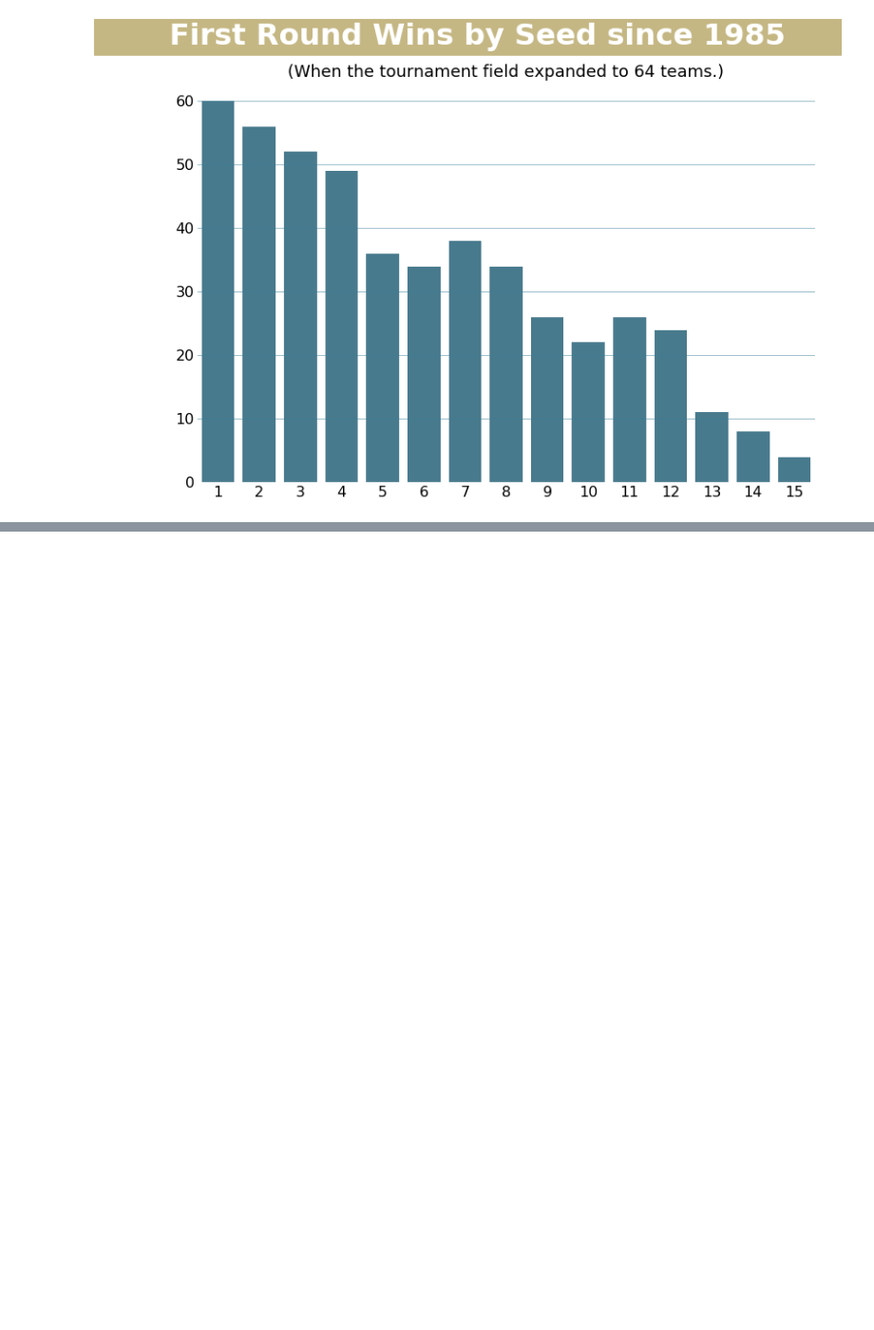
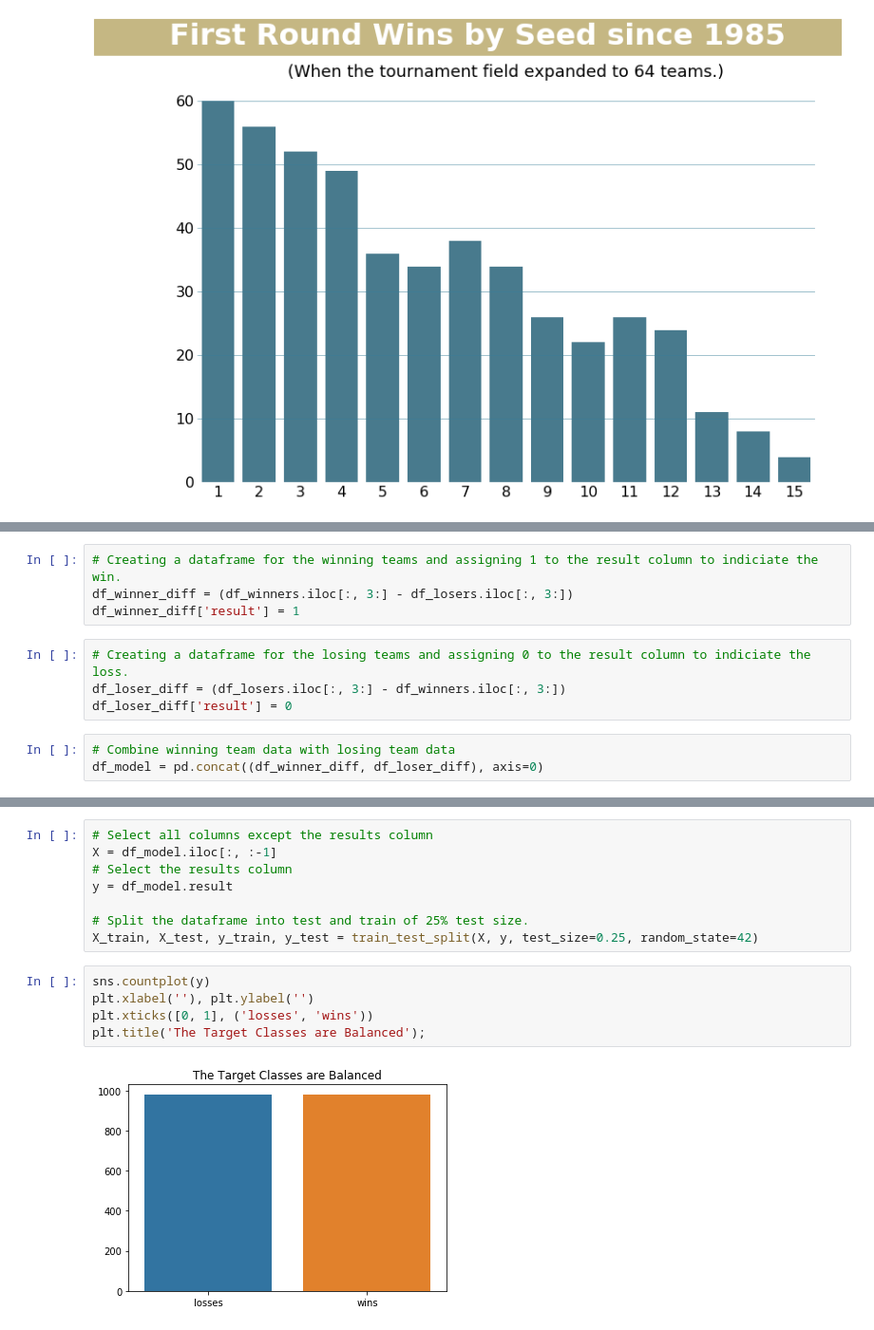
Before and after one commit to mjmcfalls/udacity-machine-learning, a Jupyter notebook: projects/capstone/Capstone-Notebook-Working.ipynb, the cells around one changed output, grey strips where cells are left out. Shown at 95% size. Drawn from its saved outputs; the diff is of its cells as text; blank space fills up the shorter version.

Commit message:
Feature: continuing build out of ml model. Adding more feature engineering and started building model.

```diff
--- a/projects/capstone/Capstone-Notebook-Working.ipynb
+++ b/projects/capstone/Capstone-Notebook-Working.ipynb
@@ -477,0 +519,11 @@ https://www.kaggle.com/humburgc/history-eda-machine-learning-march-madness
+# %%
+# Creating a dataframe for the winning teams and assigning 1 to the result column to indiciate the win.
+df_winner_diff = (df_winners.iloc[:, 3:] - df_losers.iloc[:, 3:])
+df_winner_diff['result'] = 1
+# %%
+# Creating a dataframe for the losing teams and assigning 0 to the result column to indiciate the loss.
+df_loser_diff = (df_losers.iloc[:, 3:] - df_winners.iloc[:, 3:])
+df_loser_diff['result'] = 0
+# %%
+# Combine winning team data with losing team data
+df_model = pd.concat((df_winner_diff, df_loser_diff), axis=0)
@@ -477,0 +539,15 @@ https://www.kaggle.com/humburgc/history-eda-machine-learning-march-madness
+# %%
+# Select all columns except the results column
+X = df_model.iloc[:, :-1]
+# Select the results column
+y = df_model.result
+
+# Split the dataframe into test and train of 25% test size.
+X_train, X_test, y_train, y_test = train_test_split(X, y, test_size=0.25, random_state=42)
+# %%
+sns.countplot(y)
+plt.xlabel(''), plt.ylabel('')
+plt.xticks([0, 1], ('losses', 'wins'))
+plt.title('The Target Classes are Balanced');
+# %% [output]
+[figure, added]
```
Also changed, not shown: parts of 13 cells of this notebook.
